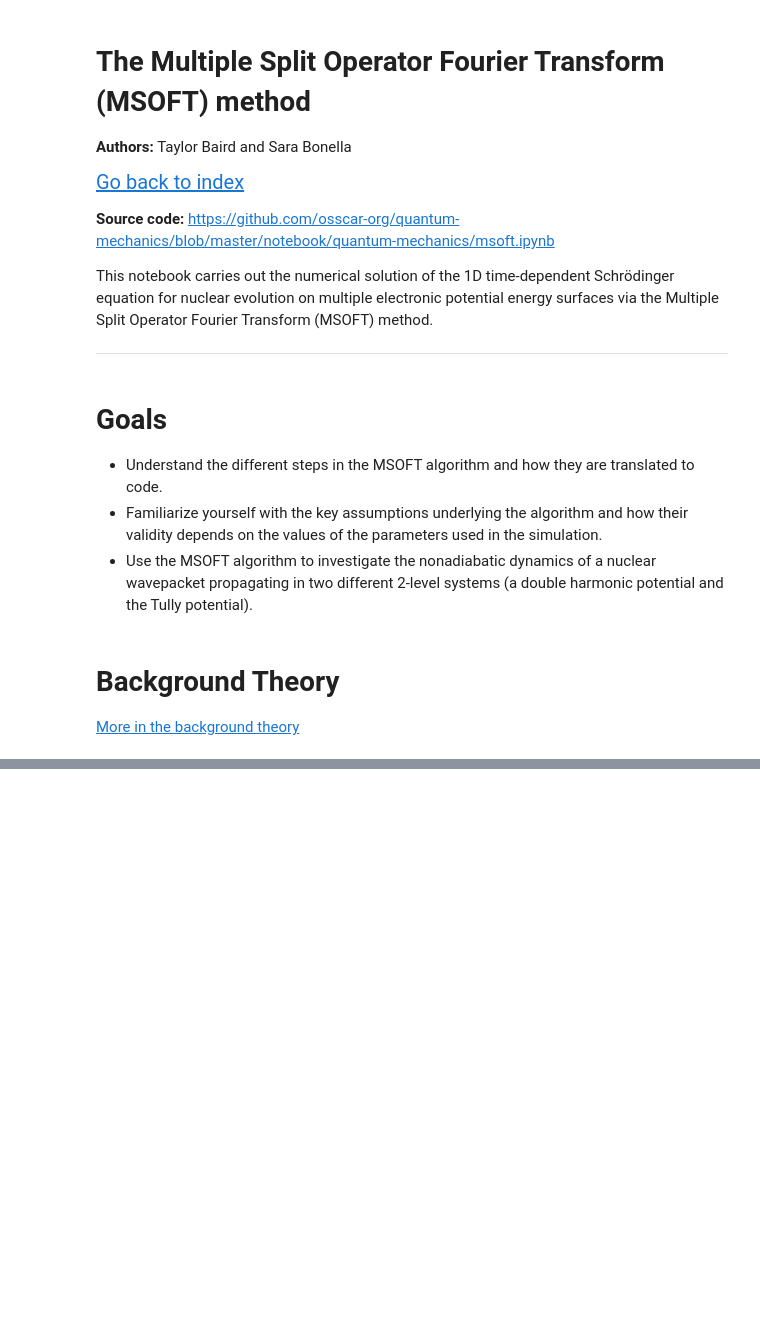
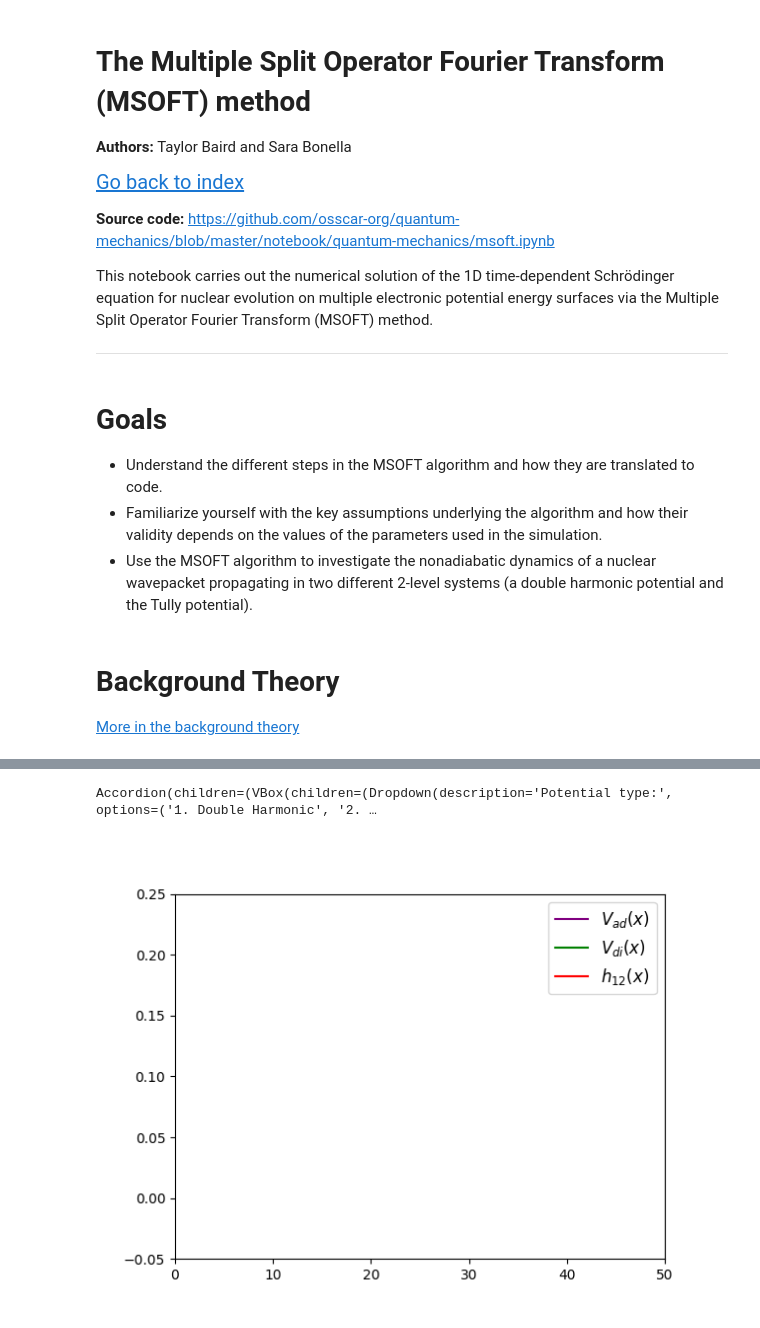
Before and after one commit to osscar-org/quantum-mechanics, a Jupyter notebook: notebook/quantum-mechanics/msoft.ipynb, the cells around one changed output, grey strips where cells are left out. Cells and saved outputs as stored; diff of their text form; code cells hidden in the pictures; blank space fills up the shorter version.

Commit message:
Merged msoft_review branch with improved functionality (otf plotting of PES surfaces etc).

```diff
--- a/notebook/quantum-mechanics/msoft.ipynb
+++ b/notebook/quantum-mechanics/msoft.ipynb
@@ -204,7 +203,7 @@ class MSOFT(object):
     def _get_potential_energy(self, Nsteps):
         epot = sum(np.conj(self.psi_x[:,0])*self.h[:,0,0]*self.psi_x[:,0] + \
                         np.conj(self.psi_x[:,0])*self.h[:,0,1]*self.psi_x[:,1] + \
-                        np.conj(self.psi_x[:,1])*self.h[:,0,1]*self.psi_x[:,0] + \
+                        np.conj(self.psi_x[:,1])*self.h[:,1,0]*self.psi_x[:,0] + \
                        np.conj(self.psi_x[:,1])*self.h[:,1,1]*self.psi_x[:,1] )*self.dx
         self.epot[int(self.t/self.dt)] = np.real(epot)
 
@@ -384,9 +383,25 @@ pot_img = widgets.Image(
     height=700,
 )
 
-l = Layout(flex='0 1 auto', height='80px', min_height='80px', width='auto')
-pot_eqn=Label(value=r'\(h(x_i)=\begin{pmatrix} A(1-e^{-B|\frac{LX}{2}-x_i|})\cdot \text{sgn}(\frac{LX}{2}-x_i) & Ce^{-D(\frac{LX}{2}-x_i)^2} \\Ce^{-D(\frac{LX}{2}-x_i)^2} & -A(1-e^{-B|\frac{LX}{2}-x_i|})\cdot \text{sgn}(\frac{LX}{2}-x_i)\end{pmatrix}\)',layout=l)
-#pot_eqn=Label(value=r'\(h(x_i)=\begin{pmatrix} h(x_i)=A(x_i-B)^2 & Ce^{(-D(x_i-\frac{LX}{2})^2)} \\Ce^{(-D(x_i-\frac{LX}{2})^2)} & A(x_i-b)^2\end{pmatrix}\)',layout=l)
+
+
+pot_fig = plt.figure()
+pot_ax=pot_fig.add_subplot()
+pot_ax.set_ylim(-0.05,0.25)
+pot_ax.set_xlim(0,50)
+
+
+pot_prev_V1_ad_x_line, = pot_ax.plot([], [], c='purple', label=r'$V_{ad}(x)$')
+pot_prev_V2_ad_x_line, = pot_ax.plot([], [], c='cyan')#, label=r'$V_{ad}(x)$')
+pot_prev_V1_di_x_line, = pot_ax.plot([], [], c='green', label=r'$V_{di}(x)$')
+pot_prev_V2_di_x_line, = pot_ax.plot([], [], c='green')#, label=r'$V_{di}(x)$')
+pot_prev_V2_di_coupling_x_line, = pot_ax.plot([], [], c='red', label='$h_{12}(x)$')#, label=r'$V_{di}(x)$')
+
+pot_leg= pot_ax.legend(prop=dict(size=12))
+
+l = Layout(flex='0 1 auto', height='80px', min_height='40px', width='auto')
+#pot_eqn=Label(value=r'\(h(x_i)=\begin{pmatrix} A(1-e^{-B|\frac{LX}{2}-x_i|})\cdot \text{sgn}(\frac{LX}{2}-x_i) & Ce^{-D(\frac{LX}{2}-x_i)^2} \\Ce^{-D(\frac{LX}{2}-x_i)^2} & -A(1-e^{-B|\frac{LX}{2}-x_i|})\cdot \text{sgn}(\frac{LX}{2}-x_i)\end{pmatrix}\)',layout=l)
+pot_eqn=Label(value=r'\(h(x_i)=\begin{pmatrix} &\color{green} {A(x_i-B)^2} & \color{red}{Ce^{(-D(x_i-\frac{LX}{2})^2)}} \\&\color{red}{Ce^{(-D(x_i-\frac{LX}{2})^2)}} & \color{green}{A(x_i-b)^2}\end{pmatrix}\)',layout=l)
 
 
 pot_img.layout = layout_visible
@@ -404,9 +419,9 @@ def pot_change(change):
         s_tully_B.layout = layout_hidden
         s_tully_C.layout = layout_hidden
         s_tully_D.layout = layout_hidden
-        pot_img.layout = layout_visible
+        #pot_img.layout = layout_visible
         pot_img.value = image1
-        pot_eqn.value=r'\(h(x_i)=\begin{pmatrix} A(1-e^{-B|\frac{LX}{2}-x_i|})\cdot \text{sgn}(\frac{LX}{2}-x_i) & Ce^{-D(\frac{LX}{2}-x_i)^2} \\Ce^{-D(\frac{LX}{2}-x_i)^2} & -A(1-e^{-B|\frac{LX}{2}-x_i|})\cdot \text{sgn}(\frac{LX}{2}-x_i)\end{pmatrix}\)'
+        pot_eqn.value = r'\(h(x_i)=\begin{pmatrix} &\color{green} {A(x_i-B)^2} & \color{red}{Ce^{(-D(x_i-\frac{LX}{2})^2)}} \\&\color{red}{Ce^{(-D(x_i-\frac{LX}{2})^2)}} & \color{green}{A(x_i-b)^2}\end{pmatrix}\)'
 
 
     elif pot_select.index == 1:
@@ -420,9 +435,10 @@ def pot_change(change):
         s_tully_B.layout = layout_visible
         s_tully_C.layout = layout_visible
         s_tully_D.layout = layout_visible
-        pot_img.layout = layout_visible
+        # pot_img.layout = layout_visible
         pot_img.value = image2
-        pot_eqn.value = r'\(h(x_i)=\begin{pmatrix} A(x_i-B)^2 & Ce^{(-D(x_i-\frac{LX}{2})^2)} \\Ce^{(-D(x_i-\frac{LX}{2})^2)} & A(x_i-b)^2\end{pmatrix}\)'
+        pot_eqn.value=r'\(h(x_i)=\begin{pmatrix} \color{green}{A(1-e^{-B|\frac{LX}{2}-x_i|})\cdot \text{sgn}(\frac{LX}{2}-x_i)} & \color{red}{Ce^{-D(\frac{LX}{2}-x_i)^2}} \\\color{red}{Ce^{-D(\frac{LX}{2}-x_i)^2}} & \color{green}{-A(1-e^{-B|\frac{LX}{2}-x_i|})\cdot \text{sgn}(\frac{LX}{2}-x_i)}\end{pmatrix}\)'
+
 
 
 def state_change(change):
@@ -432,35 +448,65 @@ def state_change(change):
     else:
         state_idx = 1
 
 state_select.observe(state_change, names='value', type='change');
 pot_select.observe(pot_change, names='value', type='change');
 
 def on_pot_update(event):
-    global h_x
+    global h_x, S
     if pot_select.index == 0:
         h_x = double_harmonic(x, s_dharm_A.value,s_dharm_B.value,s_dharm_b.value,s_dharm_C.value,s_dharm_D.value)
     else:
         h_x = tully_pot(x,s_tully_A.value, s_tully_B.value, s_tully_C.value, s_tully_D.value)
         ax1.set_ylim(-0.05,0.25)
         ax1.set_xlim(20,50)
         tot_time=1800.*(30/p0) # scale x-axis depending on momentum
         ax2.set_xlim(0,tot_time)
         ax3.set_xlim(0,tot_time)
         ax4.set_xlim(0,tot_time)
 
+    # global S,h_x,p0,state_idx,pot_leg
+    # # two components (one for each electronic state)
+    # psi_x0 = np.zeros((N,2), dtype=np.complex128)
+    # # default IC is a Gaussian wavepacket on 1st state and 0 component on second state but
+    # # user can choose the reverse of this.
+    # psi_x0[:,state_idx] = gauss_x(x, s0, x0, p0)
+    S = MSOFT(x = x, dt = dt, psi_0=psi_x0, h=h_x, hbar=hbar, m=m)
+
+    # pot_ax.clear()
+    # pot_leg.remove()
+
+    # pot_ax.get_legend().remove()
+    # pot_prev_V1_ad_x_line, = pot_ax.plot(S.x, S.E_eigvals[:,0], c='purple', label=r'$V_{ad}(x)$')
+    # pot_prev_V2_ad_x_line, = pot_ax.plot(S.x, S.E_eigvals[:,1], c='cyan')#, label=r'$V_{ad}(x)$')
+    # pot_prev_V1_di_x_line, = pot_ax.plot(S.x, S.h[:,0,0], c='green', label=r'$V_{di}(x)$')
+    # pot_prev_V2_di_x_line, = pot_ax.plot(S.x, S.h[:,1,1], c='green')#, label=r'$V_{di}(x)$')
+#     pot_prev_V2_di_coupling_x_line, = pot_ax.plot(S.x,S.h[:,1,0], c='red', label='$h_{12}(x)$')#, label=r'$V_{di}(x)$')
+    # pot_ax.legend()
+    pot_prev_V2_di_coupling_x_line.set_data(S.x,S.h[:,1,0])#, label=r'$V_{di}(x)$')
+
+    pot_prev_V1_ad_x_line.set_data(S.x, S.E_eigvals[:,0])#, c='purple', label=r'$V_{ad}(x)$')
+    pot_prev_V2_ad_x_line.set_data(S.x, S.E_eigvals[:,1])#,c='purple')
+    pot_prev_V1_di_x_line.set_data(S.x, S.h[:,0,0])#, c='green', label=r'$V_{di}(x)$')
+    pot_prev_V2_di_x_line.set_data(S.x, S.h[:,1,1])#,c ='green')
+#     pot_prev_V2_di_coupling_x_line.set_data(S.x,0.1*np.ones(len(S.h)))#,  c='red', label='$h_{12}(x)$')
+    S.evolution(1)
+
 
 pot_update = Button(description="Update potential")
 pot_update.on_click(on_pot_update)
 
 # The accordion for the potential
 label1 = Label("(Press update potential and then update parameters to modify the potential.)")
-pot_accordion = Accordion(children=[VBox([pot_select, pot_img, pot_eqn, state_select,
+pot_accordion = Accordion(children=[VBox([pot_select, pot_eqn, state_select,
                    HBox([s_dharm_A,s_dharm_B,s_dharm_b,s_dharm_C,s_dharm_D]),
                    HBox([s_tully_A,s_tully_B,s_tully_C,s_tully_D]),
                    HBox([pot_update, label1])])], selected_index = None)
 
 pot_accordion.set_title(0, "Select potential and set parameters")
 display(pot_accordion)
+# %% [output]
+Accordion(children=(VBox(children=(Dropdown(description='Potential type:', options=('1. Double Harmonic', '2. …
+[figure, added]
 # %%
 w_mass = FloatSlider(value = 2000, min = 0.0, max=5000, description="mass: ")
 w_dt = FloatSlider(value = 0.25, min = 0.001, max = 100.0, step=0.01, description="dt: ")
```
Also changed, not shown: parts of 4 cells of this notebook.
